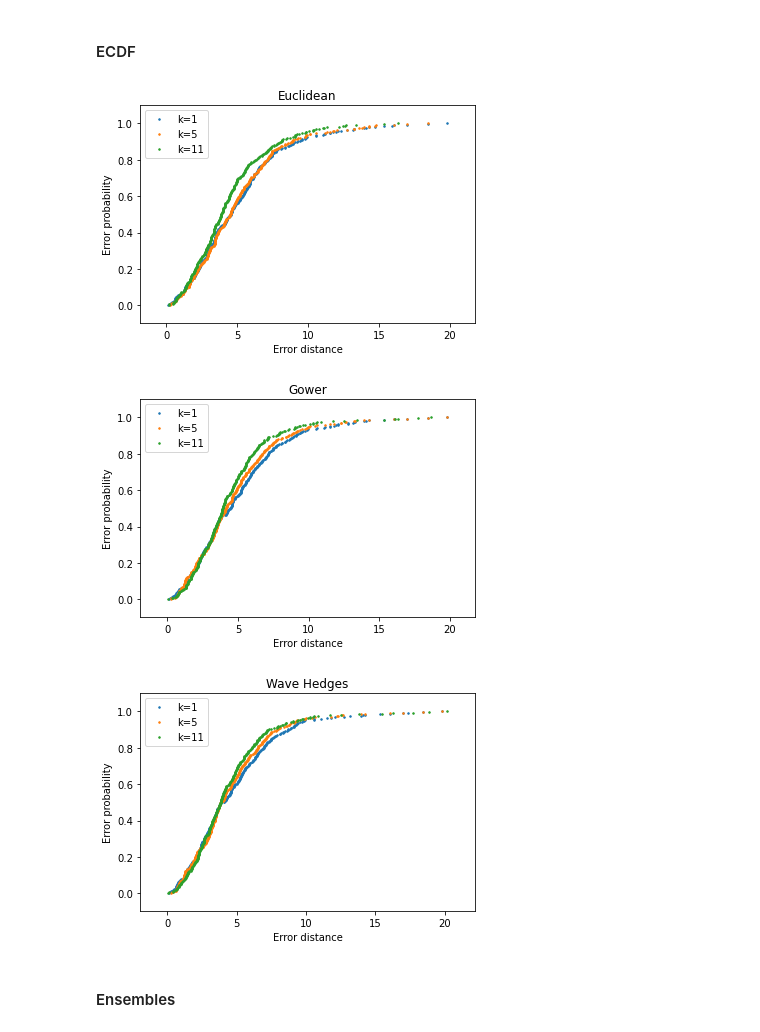
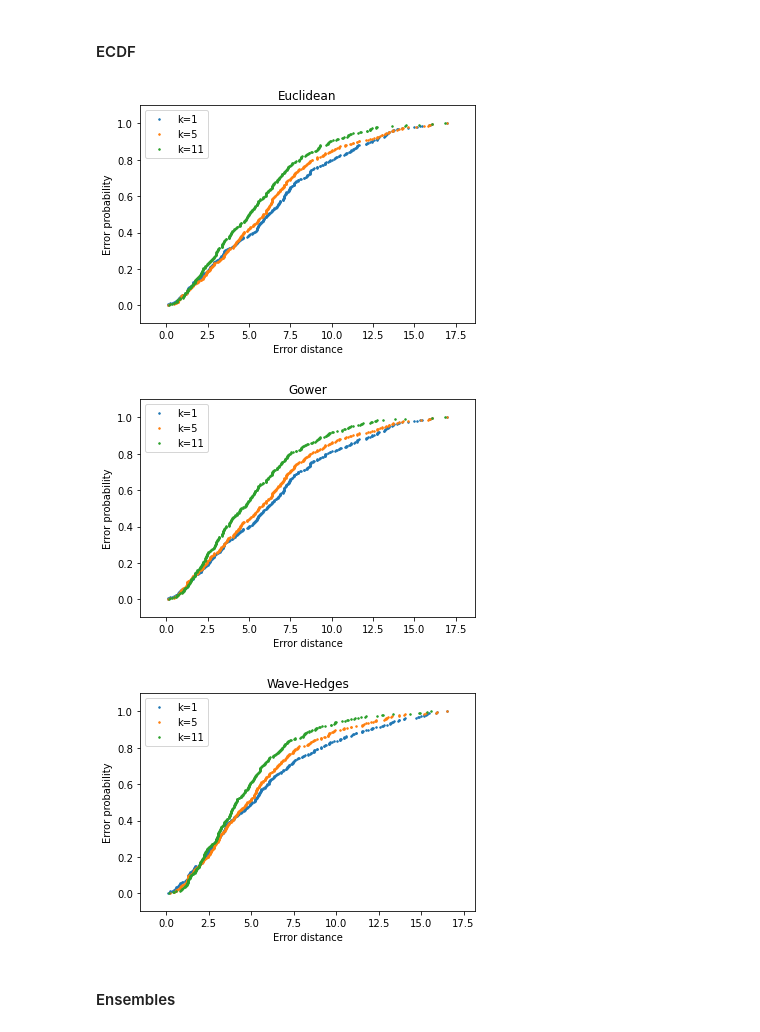
Before and after one commit to vicencpio/tfm, a Jupyter notebook: knn.ipynb, the cells around one changed output. Drawn from its saved outputs; the diff is of its cells as text; code cells hidden in the pictures.

```diff
--- a/knn.ipynb
+++ b/knn.ipynb
@@ -483,24 +467,24 @@ max_symm: 4.31
 #### ECDF
 # %%
 k=1
-k1_euc = positioning_error(k, "DSI1", "euclidean", norm=False, isAbs=True, incr=False)
-k1_gow = positioning_error(k, "DSI1", "gower", norm=False, isAbs=True, incr=False)
-k1_wave = positioning_error(k, "DSI1", "wavehedges", norm=False, isAbs=True, incr=False)
+k1_euc = positioning_error(k, "DSI1", "euclidean", norm=False, isAbs=False, incr=True)
+k1_gow = positioning_error(k, "DSI1", "gower", norm=False, isAbs=False, incr=True)
+k1_wave = positioning_error(k, "DSI1", "wavehedges", norm=False, isAbs=False, incr=True)
 k=5
-k5_euc = positioning_error(k, "DSI1", "euclidean", norm=False, isAbs=True, incr=False)
-k5_gow = positioning_error(k, "DSI1", "gower", norm=False, isAbs=True, incr=False)
-k5_wave = positioning_error(k, "DSI1", "wavehedges", norm=False, isAbs=True, incr=False)
+k5_euc = positioning_error(k, "DSI1", "euclidean", norm=False, isAbs=False, incr=True)
+k5_gow = positioning_error(k, "DSI1", "gower", norm=False, isAbs=False, incr=True)
+k5_wave = positioning_error(k, "DSI1", "wavehedges", norm=False, isAbs=False, incr=True)
 k=11
-k11_euc = positioning_error(k, "DSI1", "euclidean", norm=False, isAbs=True, incr=False)
-k11_gow = positioning_error(k, "DSI1", "gower", norm=False, isAbs=True, incr=False)
-k11_wave = positioning_error(k, "DSI1", "wavehedges", norm=False, isAbs=True, incr=False)
+k11_euc = positioning_error(k, "DSI1", "euclidean", norm=False, isAbs=False, incr=True)
+k11_gow = positioning_error(k, "DSI1", "gower", norm=False, isAbs=False, incr=True)
+k11_wave = positioning_error(k, "DSI1", "wavehedges", norm=False, isAbs=False, incr=True)
 # %%
-plot_ecdf(k1_euc, k5_euc, k11_euc, "Euclidean", "k=1", "k=5", "k=11", 1)
-plot_ecdf(k1_gow, k5_gow, k11_gow, "Gower", "k=1", "k=5", "k=11", 2)
-plot_ecdf(k1_wave, k5_wave, k11_wave, "Wave Hedges", "k=1", "k=5", "k=11", 3)
+plot_ecdf("Euclidean", 1, ["k=1", "k=5", "k=11"], k1_euc, k5_euc, k11_euc)
+plot_ecdf("Gower", 2, ["k=1", "k=5", "k=11"], k1_gow, k5_gow, k11_gow)
+plot_ecdf("Wave-Hedges", 3, ["k=1", "k=5", "k=11"], k1_wave, k5_wave, k11_wave)
 # %% [output]
-[figure, old version]
+[figure, new version]
-[figure, old version]
+[figure, new version]
-[figure, old version]
+[figure, new version]
 # %% [markdown]
 #### Ensembles
```
Also changed, not shown: parts of 14 cells of this notebook, 4 other files.
